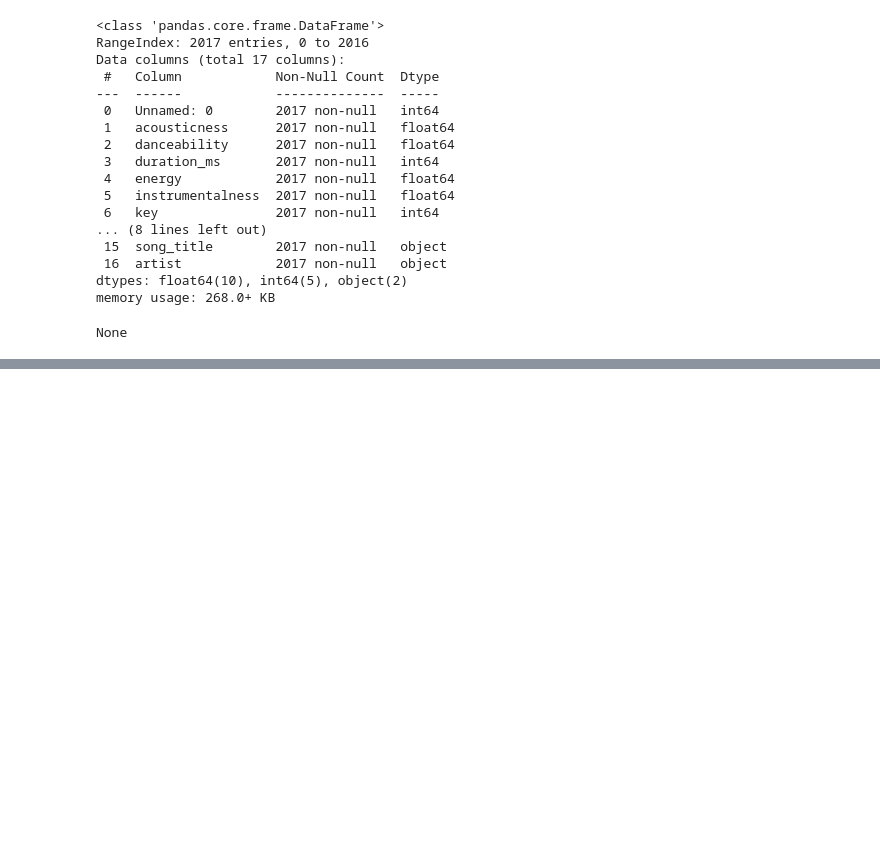
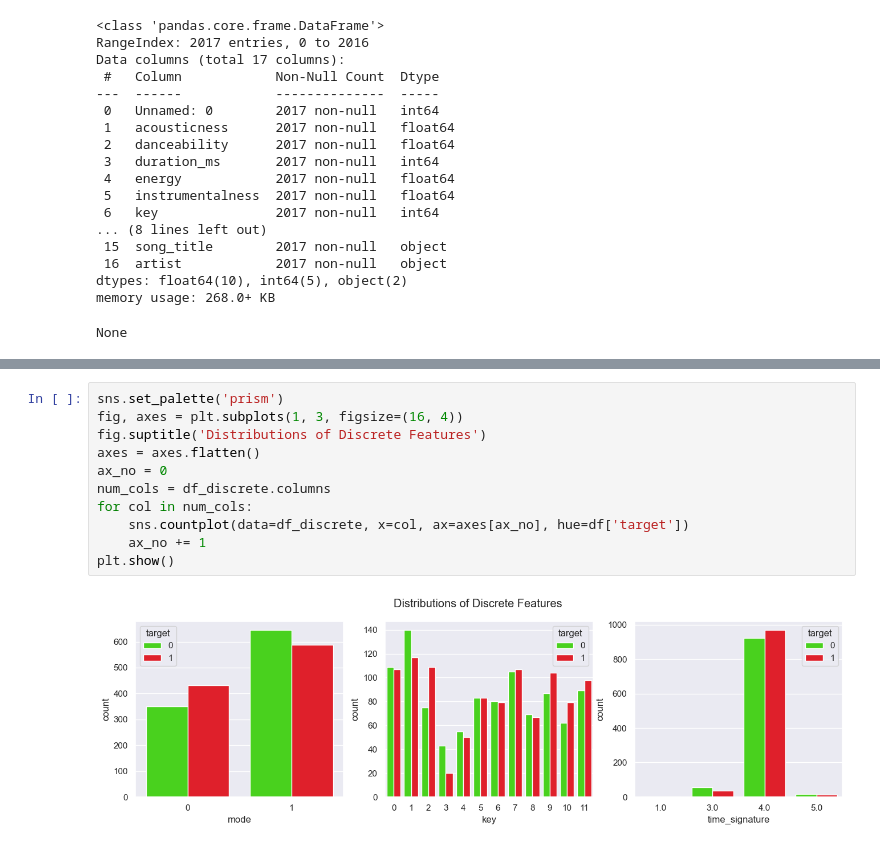
Before and after one commit to DataScienceHCMUS/Analysis, a Jupyter notebook: notebooks/Spotify Song Attributes.ipynb, the cells around one changed output, grey strips where cells are left out. Saved outputs shown, nothing was run; the diff lists cells and outputs as text; blank space fills up the shorter version.

```diff
--- a/notebooks/Spotify Song Attributes.ipynb
+++ b/notebooks/Spotify Song Attributes.ipynb
@@ -108,0 +128,13 @@ plt.show()
+# %%
+sns.set_palette('prism')
+fig, axes = plt.subplots(1, 3, figsize=(16, 4))
+fig.suptitle('Distributions of Discrete Features')
+axes = axes.flatten()
+ax_no = 0
+num_cols = df_discrete.columns
+for col in num_cols:
+    sns.countplot(data=df_discrete, x=col, ax=axes[ax_no], hue=df['target'])
+    ax_no += 1
+plt.show()
+# %% [output]
+[figure, added]
```
Also changed, not shown: parts of 17 cells of this notebook, 4 other files.
